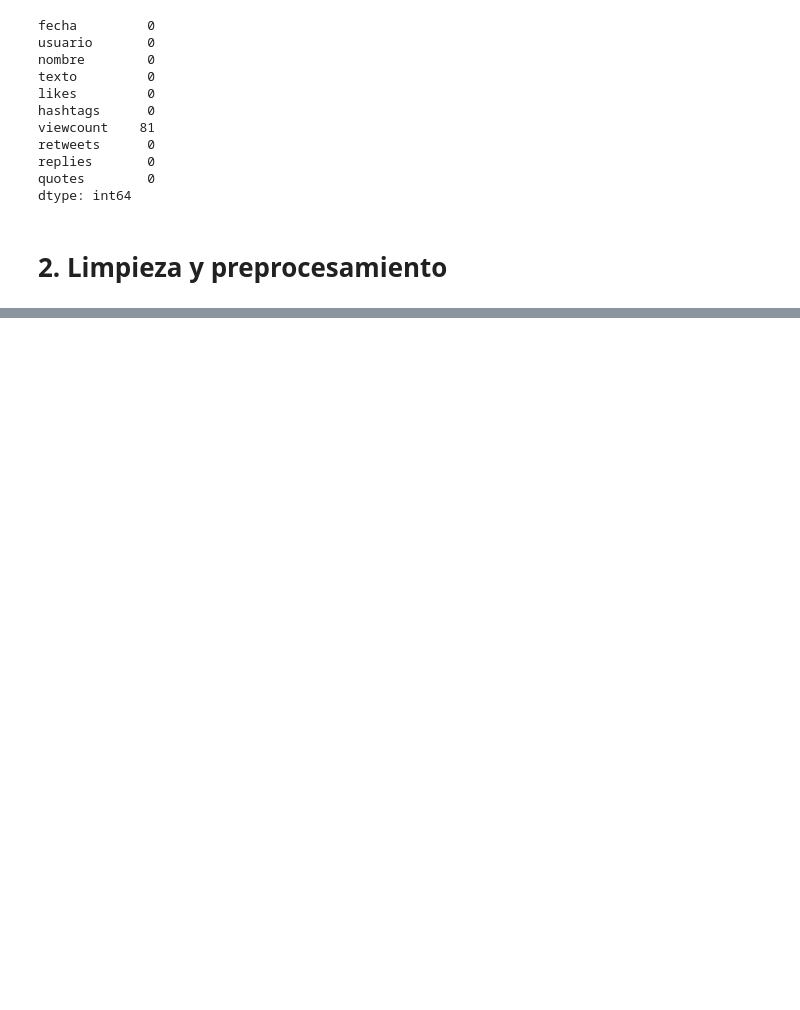
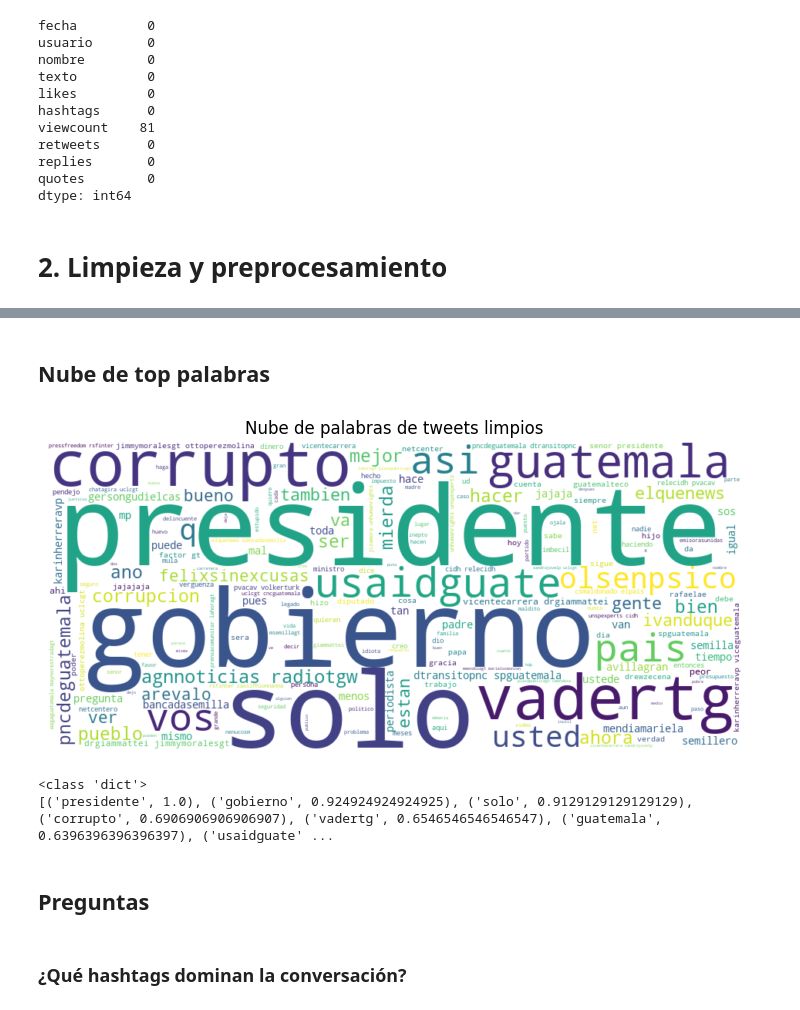
Before and after one commit to ArielaMishaanCohen/11-Lab-6-An-lisis-Redes-Sociales, a Jupyter notebook: lab6.ipynb, the cells around one changed output, grey strips where cells are left out. Saved outputs shown, nothing was run; the diff lists cells and outputs as text; code cells hidden in the pictures; blank space fills up the shorter version.

```diff
--- a/lab6.ipynb
+++ b/lab6.ipynb
@@ -205,0 +259,33 @@ display(tweets.head())
+# %% [markdown]
+## Nube de top palabras
+# %%
+mentions_flat = [m for ms in tweets['mentions'] for m in ms]
+top_mentions = [m for m, _ in Counter(mentions_flat).most_common(10)]
+
+custom_stopwords = set(STOPWORDS) | set(top_mentions) | {"si", "ma", "mas"}
+text_for_wc = ' '.join(tweets['tweet_text_clean'].tolist())
+# %%
+wc = WordCloud(
+    width=900,
+    height=400,
+    background_color='white',
+    stopwords=custom_stopwords
+).generate(text_for_wc)
+plt.figure(figsize=(10, 4))
+plt.imshow(wc, interpolation='bilinear')
+plt.axis('off')
+plt.title('Nube de palabras de tweets limpios')
+plt.show()
+# %% [output]
+[figure, added]
+# %%
+frecuencias = wc.words_
+print(type(frecuencias))
+print(list(frecuencias.items())[:10])
+# %% [output]
+<class 'dict'>
+[('presidente', 1.0), ('gobierno', 0.924924924924925), ('solo', 0.9129129129129129), ('corrupto', 0.6906906906906907), ('vadertg', 0.6546546546546547), ('guatemala', 0.6396396396396397), ('usaidguate' ...
+# %% [markdown]
+## Preguntas
+# %% [markdown]
+### ¿Qué hashtags dominan la conversación?
```
Also changed, not shown: parts of 31 cells of this notebook, 5 other files.
